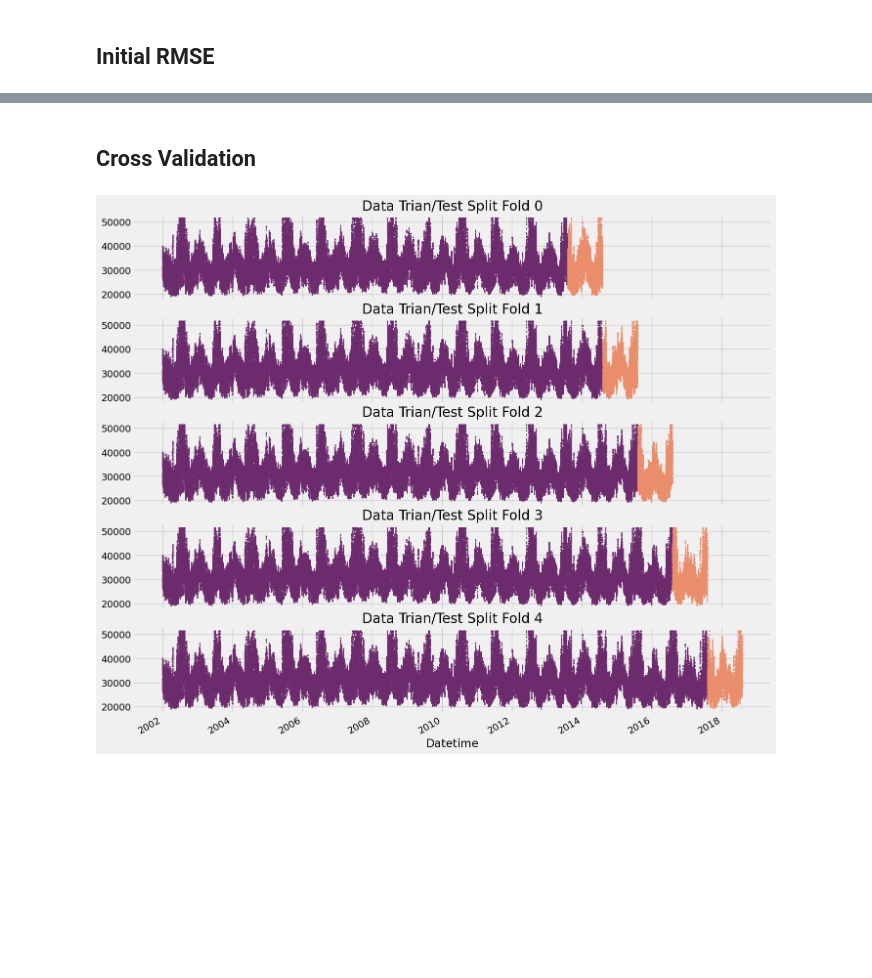
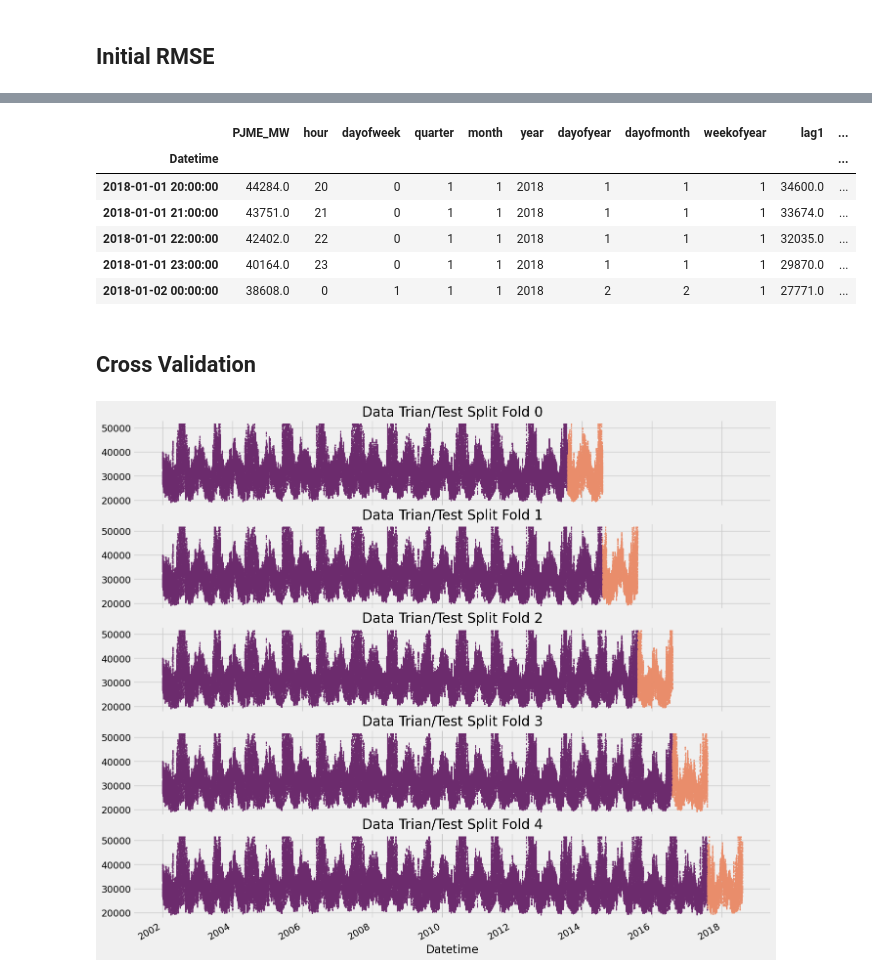
Before and after one commit to minari314159/Energy_Forcasting_Models, a Jupyter notebook: XGB_Energy_Forcasting.ipynb, the cells around one changed output, grey strips where cells are left out. Cells and saved outputs as stored; diff of their text form; code cells hidden in the pictures; blank space fills up the shorter version.

```diff
--- a/XGB_Energy_Forcasting.ipynb
+++ b/XGB_Energy_Forcasting.ipynb
@@ -474,3 +477,16 @@ RMSE Score on Test set: 11710.73
+# %%
+target_map = df['PJME_MW'].to_dict()
+df_features = add_lags(df_features, target_map)
+# %%
+df_features.tail()
+# %% [output]
+|  | PJME_MW | hour | dayofweek | quarter | month | year | dayofyear | dayofmonth | weekofyear | lag1 | ... |
+| Datetime |  |  |  |  |  |  |  |  |  |  | ... |
+| 2018-01-01 20:00:00 | 44284.0 | 20 | 0 | 1 | 1 | 2018 | 1 | 1 | 1 | 34600.0 | ... |
+| 2018-01-01 21:00:00 | 43751.0 | 21 | 0 | 1 | 1 | 2018 | 1 | 1 | 1 | 33674.0 | ... |
+| 2018-01-01 22:00:00 | 42402.0 | 22 | 0 | 1 | 1 | 2018 | 1 | 1 | 1 | 32035.0 | ... |
+| 2018-01-01 23:00:00 | 40164.0 | 23 | 0 | 1 | 1 | 2018 | 1 | 1 | 1 | 29870.0 | ... |
+| 2018-01-02 00:00:00 | 38608.0 | 0 | 1 | 1 | 1 | 2018 | 2 | 2 | 1 | 27771.0 | ... |
 # %% [markdown]
 ## Cross Validation
 # %%
```
Also changed, not shown: parts of 17 cells of this notebook, 2 other files.
